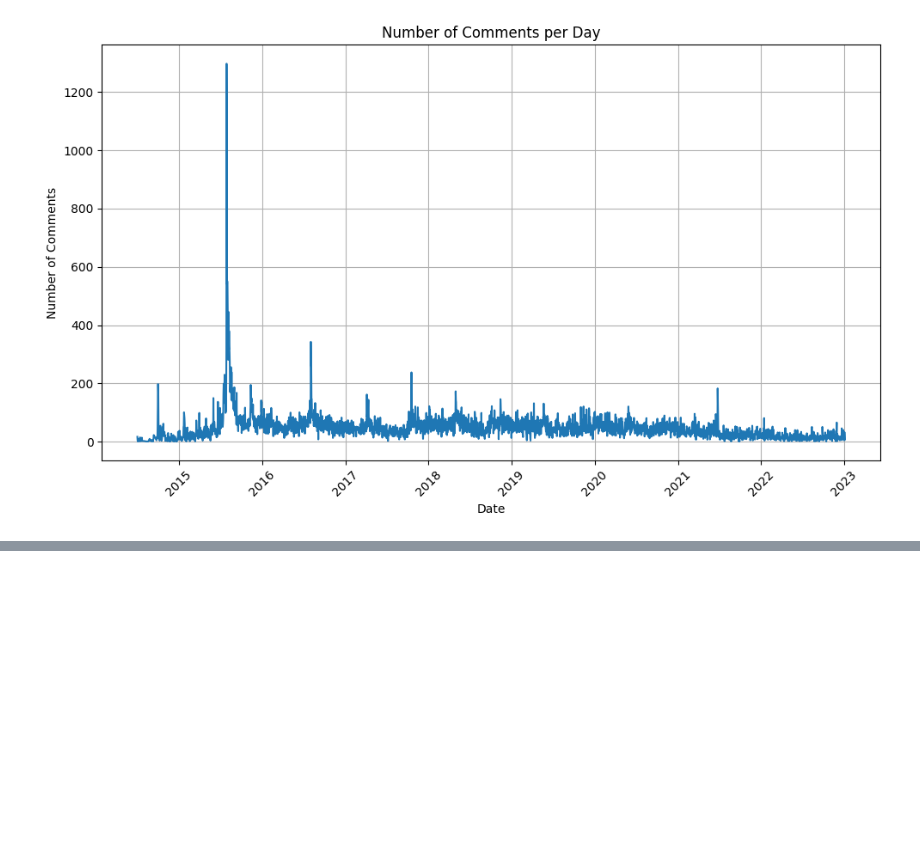
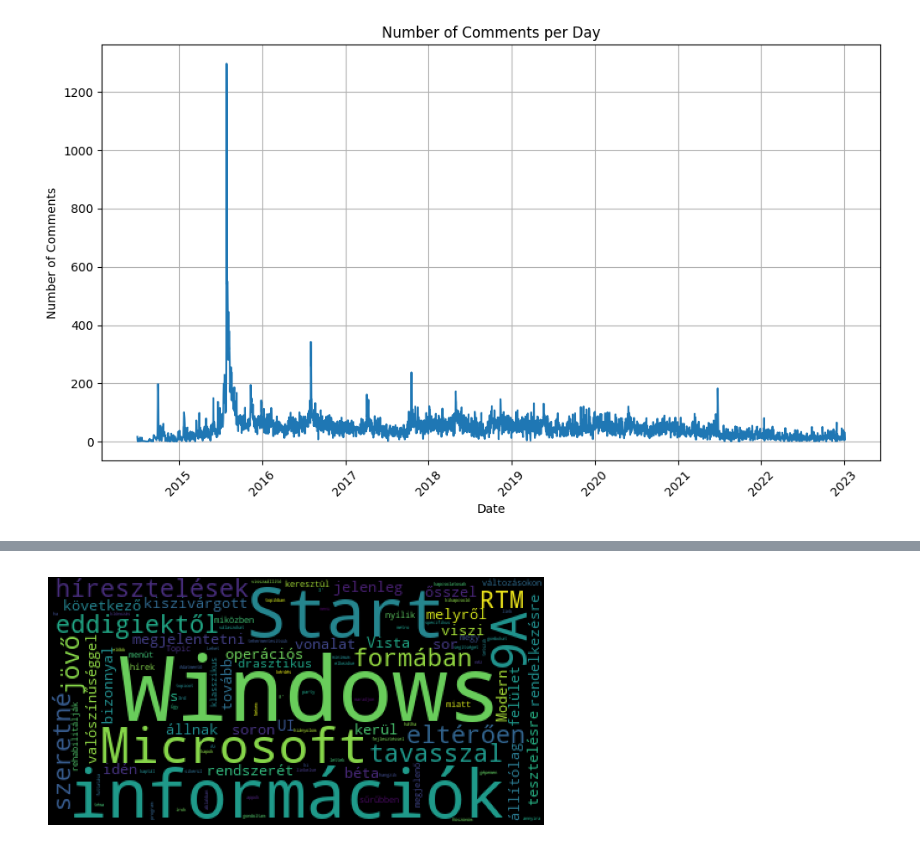
Before and after one commit to supernauth/nlp, a Jupyter notebook: win10.ipynb, the cells around one changed output, grey strips where cells are left out. Saved outputs shown, nothing was run; the diff lists cells and outputs as text; code cells hidden in the pictures; blank space fills up the shorter version.

Commit message:
Making wordcloud plot

```diff
--- a/win10.ipynb
+++ b/win10.ipynb
@@ -76,0 +85,14 @@ plt.show()
+# %%
+stop = nltk.corpus.stopwords.words('hungarian')
+
+df['text'] = df['text'].apply(lambda x: str(x) if isinstance(x, (str, np.generic)) else '')
+df['text_no_sw'] = df['text'].apply(lambda x: ' '.join([word for word in x.split() if word not in stop]))
+
+text = df['text_no_sw'].values
+wordcloud = wordcloud.WordCloud().generate(str(text))
+
+plt.imshow(wordcloud)
+plt.axis("off")
+plt.show()
+# %% [output]
+[figure, added]
```
Also changed, not shown: parts of 2 cells of this notebook.
